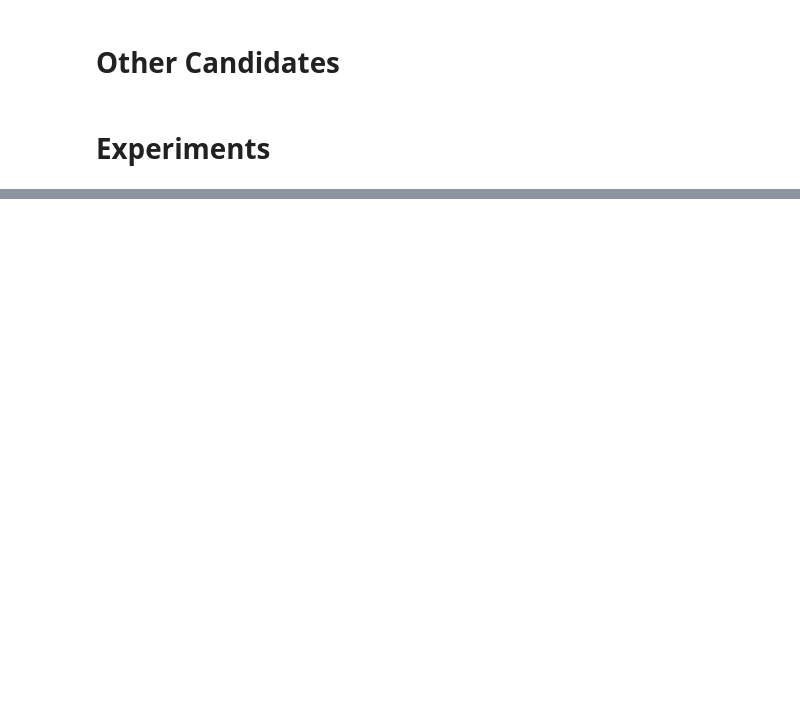
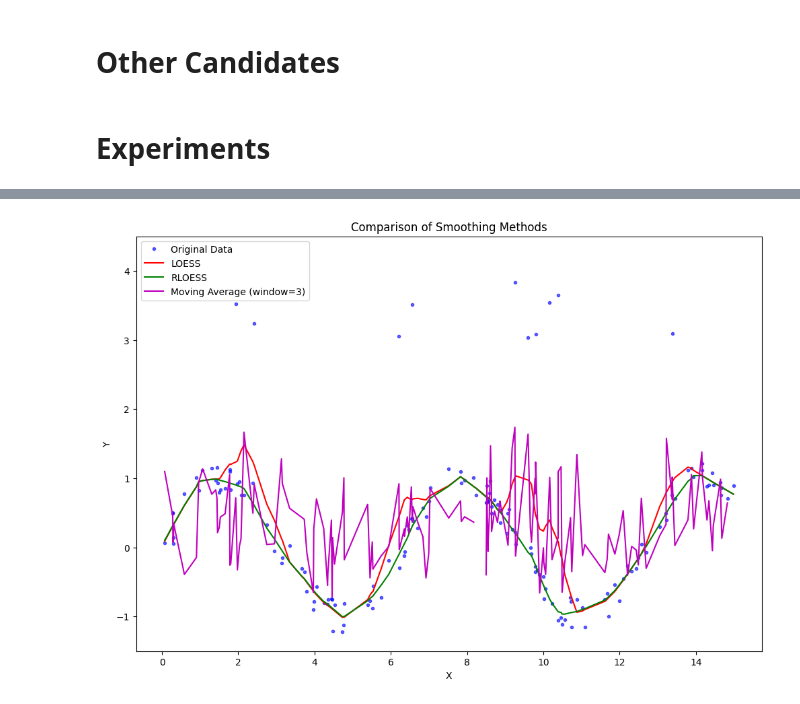
Before and after one commit to diabhaque/Yogen, a Jupyter notebook: notebooks/core_preprocessing/smooth_temporal.ipynb, the cells around one changed output, grey strips where cells are left out. Cells and saved outputs as stored; diff of their text form; code cells hidden in the pictures; blank space fills up the shorter version.

```diff
--- a/notebooks/core_preprocessing/smooth_temporal.ipynb
+++ b/notebooks/core_preprocessing/smooth_temporal.ipynb
@@ -341,0 +427,55 @@ plot_time_series(
+# %%
+import numpy as np
+import pandas as pd
+import matplotlib.pyplot as plt
+from statsmodels.nonparametric.smoothers_lowess import lowess
+
+# Set the random seed for reproducibility
+np.random.seed(0)
+
+# Generate the data
+x = 15 * np.random.rand(150, 1).flatten()
+y = np.sin(x) + 0.5 * (np.random.rand(150) - 0.5)
+
+# Introduce outliers by selecting more indices at random
+num_outliers = 10  # Number of outliers you want to introduce
+outlier_indices = np.random.choice(range(len(x)), size=num_outliers, replace=False)
+y[outlier_indices] = 3 + np.random.rand(num_outliers)  # Assign random high values
+
+# Smooth the data using LOESS with a span of 10%
+yy1 = lowess(y, x, frac=0.1, it=0, return_sorted=True)
+yy2 = lowess(y, x, frac=0.1, it=3, return_sorted=True)
+
+# Sort the data by x for plotting
+sorted_indices = np.argsort(x)
+sorted_x = x[sorted_indices]
+sorted_y = y[sorted_indices]
+
+# Compute the moving average with a window of 3
+# Convert y to a pandas Series to use the rolling function
+y_series = pd.Series(y)
+moving_average_3 = y_series.rolling(window=3, center=True).mean().values
+
+# Plot original data and the smoothed data using loess, rloess, and moving average
+plt.figure(figsize=(12, 8))
+
+# Original data
+plt.plot(sorted_x, sorted_y, 'b.', alpha=0.6, label='Original Data')
+
+# LOESS
+plt.plot(sorted_x, yy1[:, 1], 'r-', label='LOESS')
+
+# RLOESS
+plt.plot(sorted_x, yy2[:, 1], 'g-', label='RLOESS')
+
+# Moving Average
+plt.plot(sorted_x, moving_average_3[sorted_indices], 'm-', label='Moving Average (window=3)')
+
+plt.ylim(-1.5, 4.5)
+plt.legend(loc='upper left')
+plt.title('Comparison of Smoothing Methods')
+plt.xlabel('X')
+plt.ylabel('Y')
+plt.show()
+# %% [output]
+[figure, added]
```
Also changed, not shown: parts of 11 cells of this notebook, 2 other files.
